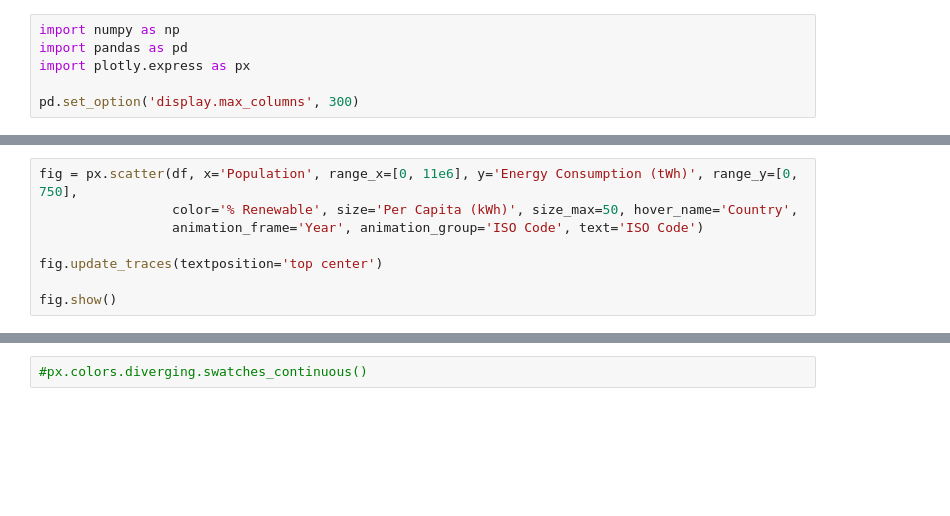
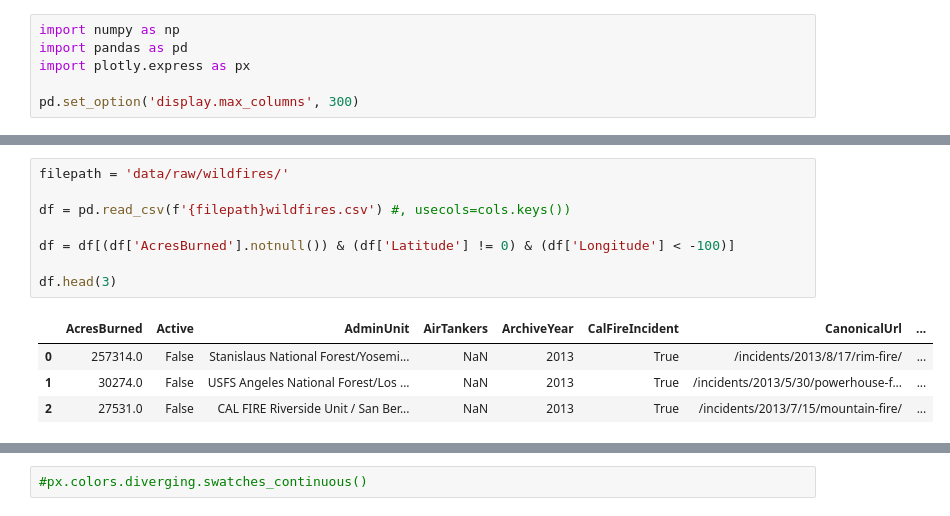
Before and after one commit to LukeMSimmons/aftermath, a Jupyter notebook: foundry.ipynb, the cells around one changed output, grey strips where cells are left out. Cells and saved outputs as stored; diff of their text form; blank space fills up the shorter version.

```diff
--- a/foundry.ipynb
+++ b/foundry.ipynb
@@ -47,8 +7,13 @@ df.head()
-# %%
-fig = px.scatter(df, x='Population', range_x=[0, 11e6], y='Energy Consumption (tWh)', range_y=[0, 750],
-                 color='% Renewable', size='Per Capita (kWh)', size_max=50, hover_name='Country',
-                 animation_frame='Year', animation_group='ISO Code', text='ISO Code')
-
-fig.update_traces(textposition='top center')
-
-fig.show()
+# %%
+filepath = 'data/raw/wildfires/'
+
+df = pd.read_csv(f'{filepath}wildfires.csv') #, usecols=cols.keys())
+
+df = df[(df['AcresBurned'].notnull()) & (df['Latitude'] != 0) & (df['Longitude'] < -100)]
+
+df.head(3)
+# %% [output]
+|  | AcresBurned | Active | AdminUnit | AirTankers | ArchiveYear | CalFireIncident | CanonicalUrl | ... |
+| 0 | 257314.0 | False | Stanislaus National Forest/Yosemi... | NaN | 2013 | True | /incidents/2013/8/17/rim-fire/ | ... |
+| 1 | 30274.0 | False | USFS Angeles National Forest/Los ... | NaN | 2013 | True | /incidents/2013/5/30/powerhouse-f... | ... |
+| 2 | 27531.0 | False | CAL FIRE Riverside Unit / San Ber... | NaN | 2013 | True | /incidents/2013/7/15/mountain-fire/ | ... |
```
Also changed, not shown: parts of 3 cells of this notebook, 5 other files.
